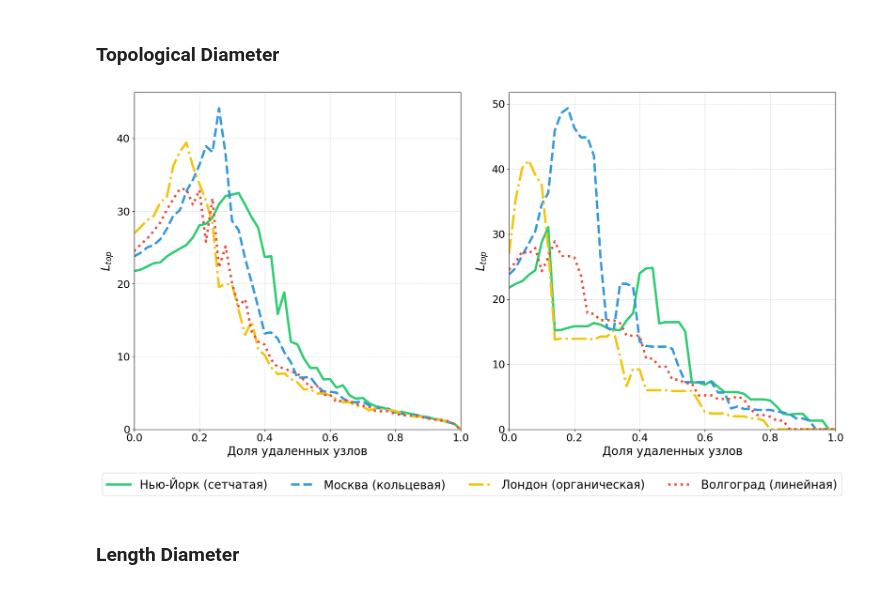
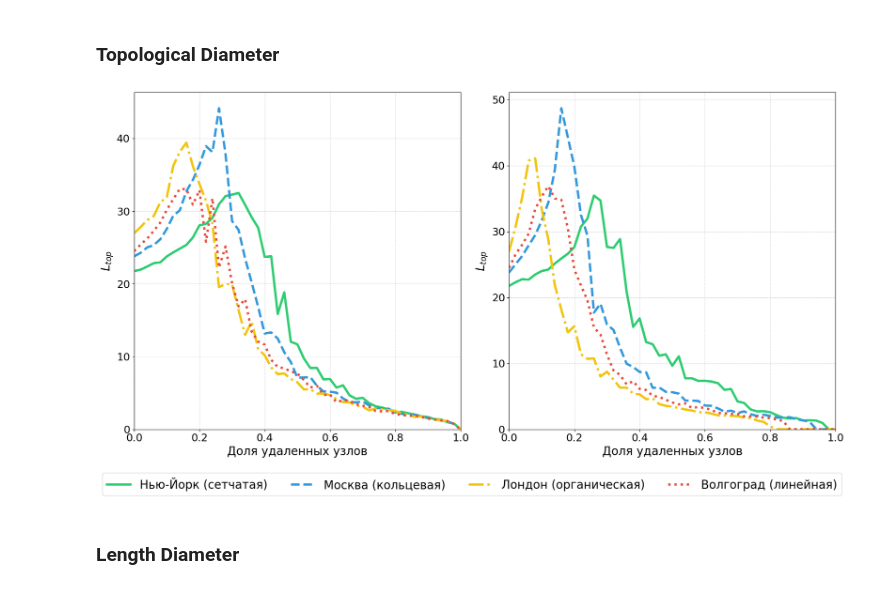
Before and after one commit to Zezezknight/percolation, a Jupyter notebook: Visualization.ipynb, the cells around one changed output. Drawn from its saved outputs; the diff is of its cells as text; code cells hidden in the pictures.

```diff
--- a/Visualization.ipynb
+++ b/Visualization.ipynb
@@ -35,7 +35,7 @@ def plot_comparison(error, attack, metric, ylabel):
 
             line, = axis.plot(fractions, values, label=city_name, **style)
 
-            if metric == 'avg_s':
+            if metric == '<s>':
                 idx_max = np.argmax(values)
                 f_critical = fractions[idx_max]
                 max_val = values[idx_max]
@@ -134,8 +134,8 @@ fig.savefig(
 # %% [markdown]
 ### Topological Diameter
 # %%
-fig = plot_comparison(error, attack, "top_d", "$L_{top}$")
+fig = plot_comparison(error, attack, "L_top", "$L_{top}$")
 # %% [output]
-[figure, old version]
+[figure, new version]
 # %%
 fig.savefig(
```
Also changed, not shown: parts of 10 cells of this notebook, 20 other files.
